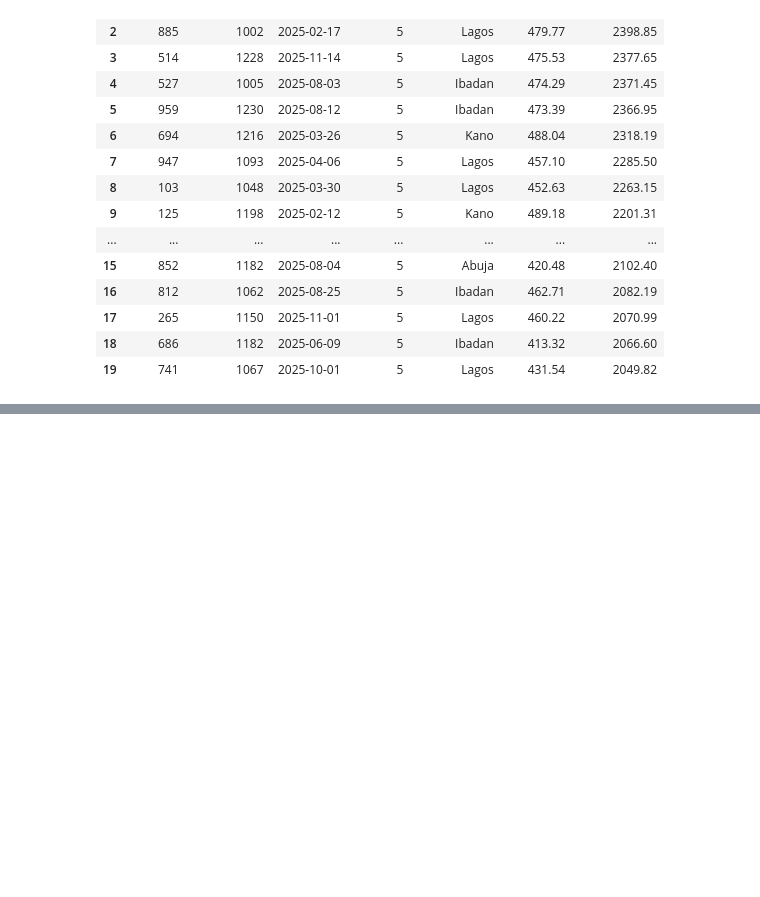
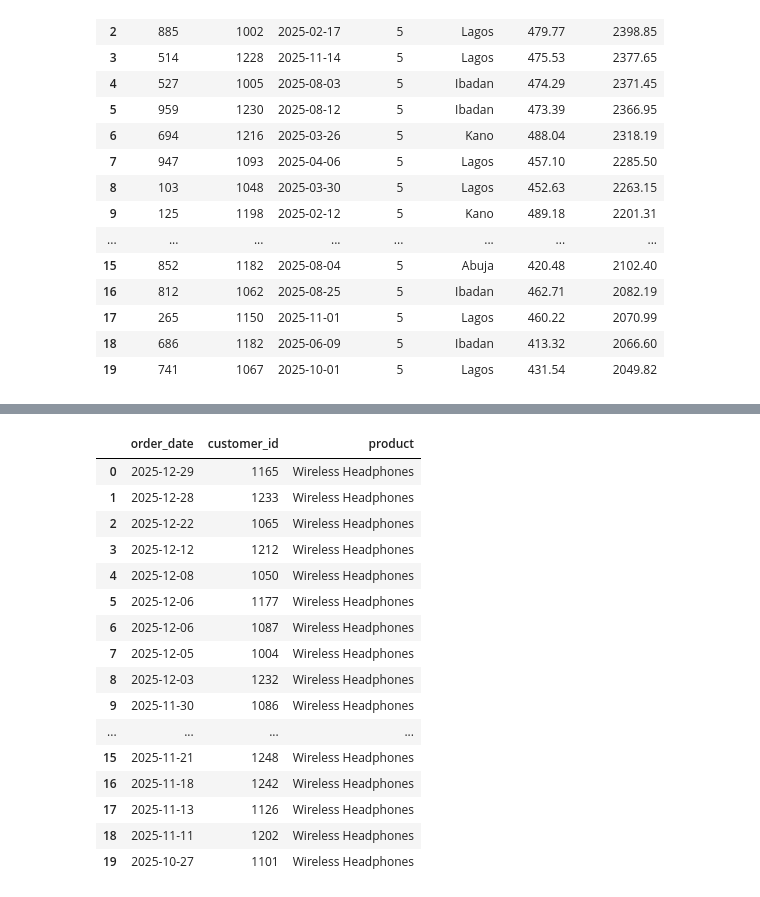
Before and after one commit to Thomasayanfeoluwa/2026-Python-Training-Class---Tutorial-For-Beginners, a Jupyter notebook: sqlite3.ipynb, the cells around one changed output, grey strips where cells are left out. Cells and saved outputs as stored; diff of their text form; code cells hidden in the pictures; blank space fills up the shorter version.

```diff
--- a/sqlite3.ipynb
+++ b/sqlite3.ipynb
@@ -351,0 +440,27 @@ run_sql("""
+# %%
+# Retrieve all records where the product or description contains the text 'Head' anywhere inside it.
+run_sql("""
+    SELECT order_date, customer_id, product
+    FROM orders
+    WHERE product LIKE '%Head%'
+    ORDER BY order_date DESC
+    LIMIT 20;
+""")
+# %% [output]
+|  | order_date | customer_id | product |
+| 0 | 2025-12-29 | 1165 | Wireless Headphones |
+| 1 | 2025-12-28 | 1233 | Wireless Headphones |
+| 2 | 2025-12-22 | 1065 | Wireless Headphones |
+| 3 | 2025-12-12 | 1212 | Wireless Headphones |
+| 4 | 2025-12-08 | 1050 | Wireless Headphones |
+| 5 | 2025-12-06 | 1177 | Wireless Headphones |
+| 6 | 2025-12-06 | 1087 | Wireless Headphones |
+| 7 | 2025-12-05 | 1004 | Wireless Headphones |
+| 8 | 2025-12-03 | 1232 | Wireless Headphones |
+| 9 | 2025-11-30 | 1086 | Wireless Headphones |
+| ... | ... | ... | ... |
+| 15 | 2025-11-21 | 1248 | Wireless Headphones |
+| 16 | 2025-11-18 | 1242 | Wireless Headphones |
+| 17 | 2025-11-13 | 1126 | Wireless Headphones |
+| 18 | 2025-11-11 | 1202 | Wireless Headphones |
+| 19 | 2025-10-27 | 1101 | Wireless Headphones |
```
Also changed, not shown: parts of 14 cells of this notebook, 2 other files.
